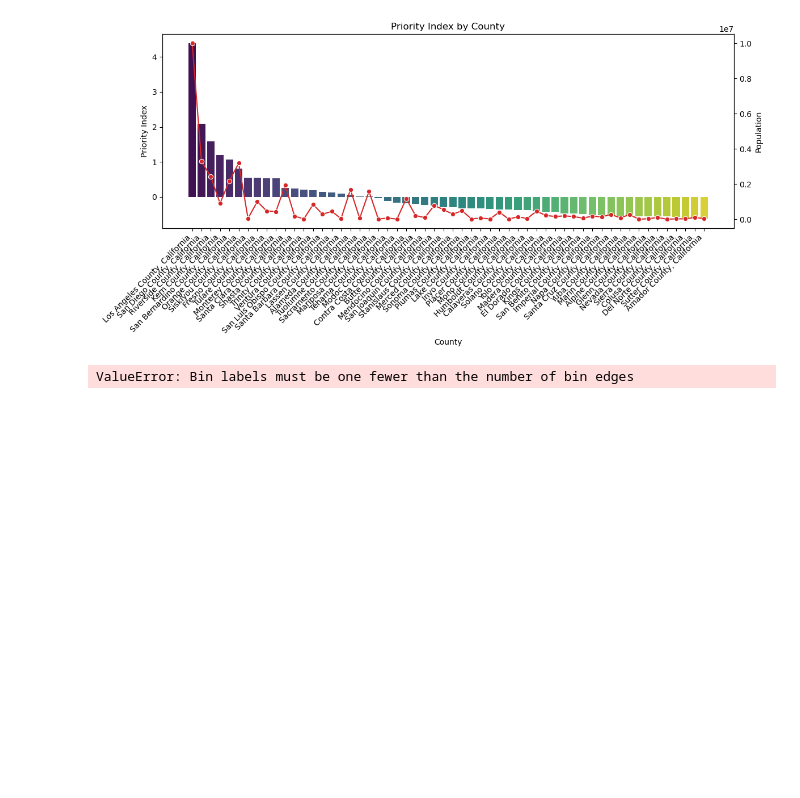
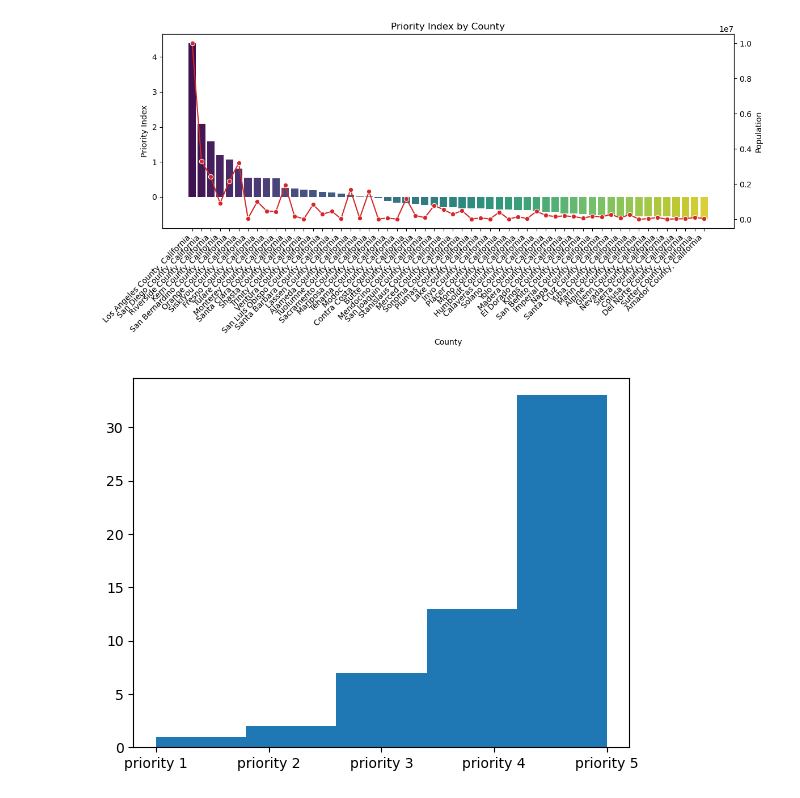
Before and after one commit to TalkDatatoMeWiDDatathon23/ForestService-Census-Index, a Jupyter notebook: census_explore.ipynb, the cells around one changed output. Drawn from its saved outputs; the diff is of its cells as text; code cells hidden in the pictures; blank space fills up the shorter version.

```diff
--- a/census_explore.ipynb
+++ b/census_explore.ipynb
@@ -706,11 +706,13 @@ plt.show()
 #https://towardsdatascience.com/data-preprocessing-with-python-pandas-part-5-binning-c5bd5fd1b950
 
 import jenkspy
-breaks = jenkspy.jenks_breaks(final_df_with_priority['priority_index'], n_classes=3)
+breaks = jenkspy.jenks_breaks(final_df_with_priority['priority_index'], n_classes=5)
+# %%
+labels = ['priority 5','priority 4', 'priority 3', 'priority 2', 'priority 1']
 # %%
 final_df_with_priority['bin_cut_break'] = pd.cut(final_df_with_priority['priority_index'] , bins=breaks, labels=labels, include_lowest=True)
-# %% [output]
-ValueError: Bin labels must be one fewer than the number of bin edges
 # %%
-plt.hist(df['bin_cut_break'], bins=3)
+plt.hist(final_df_with_priority['bin_cut_break'], bins=5)
 plt.show()
+# %% [output]
+[figure, added]
```
Also changed, not shown: parts of 3 cells of this notebook.
